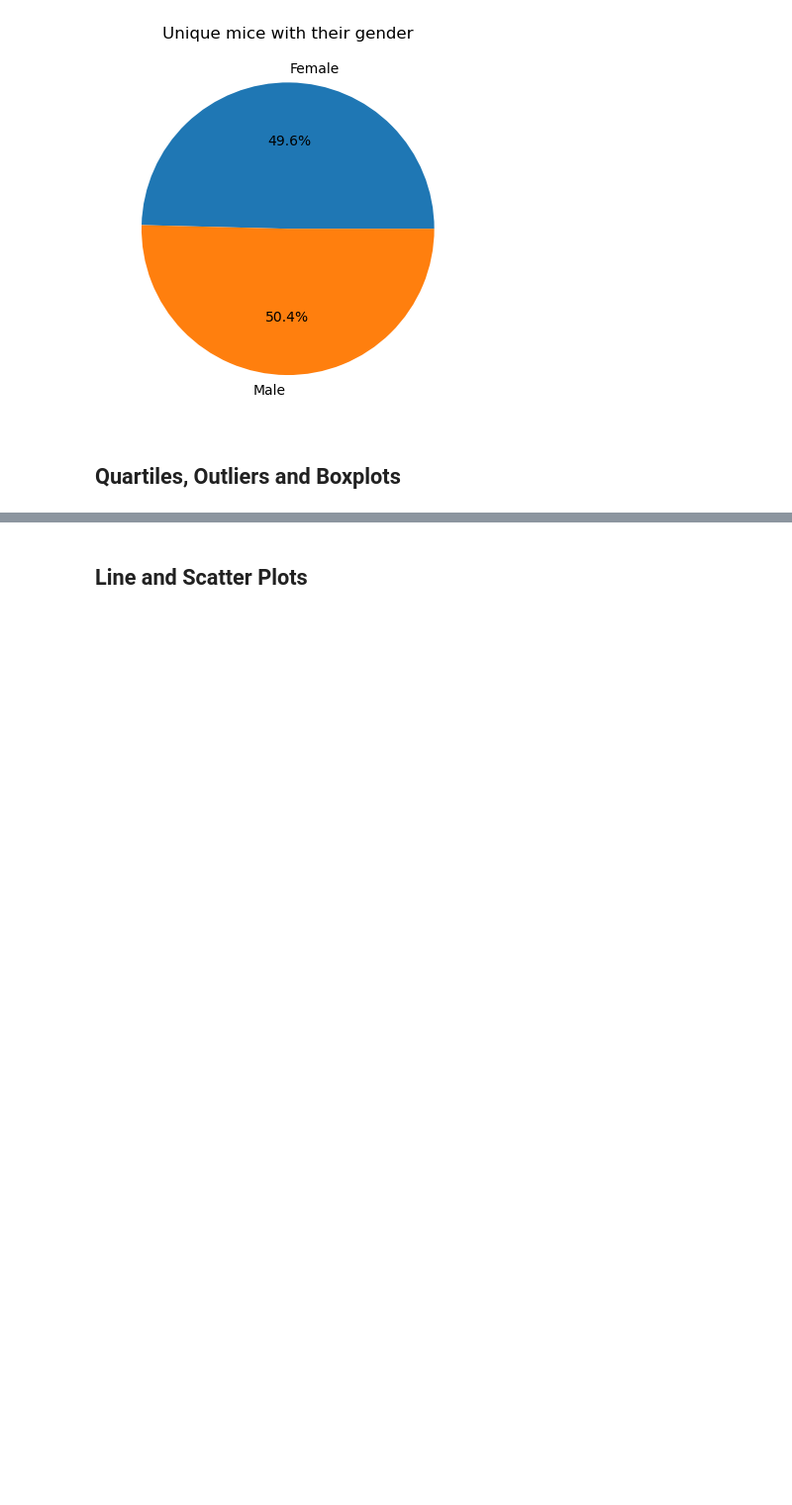
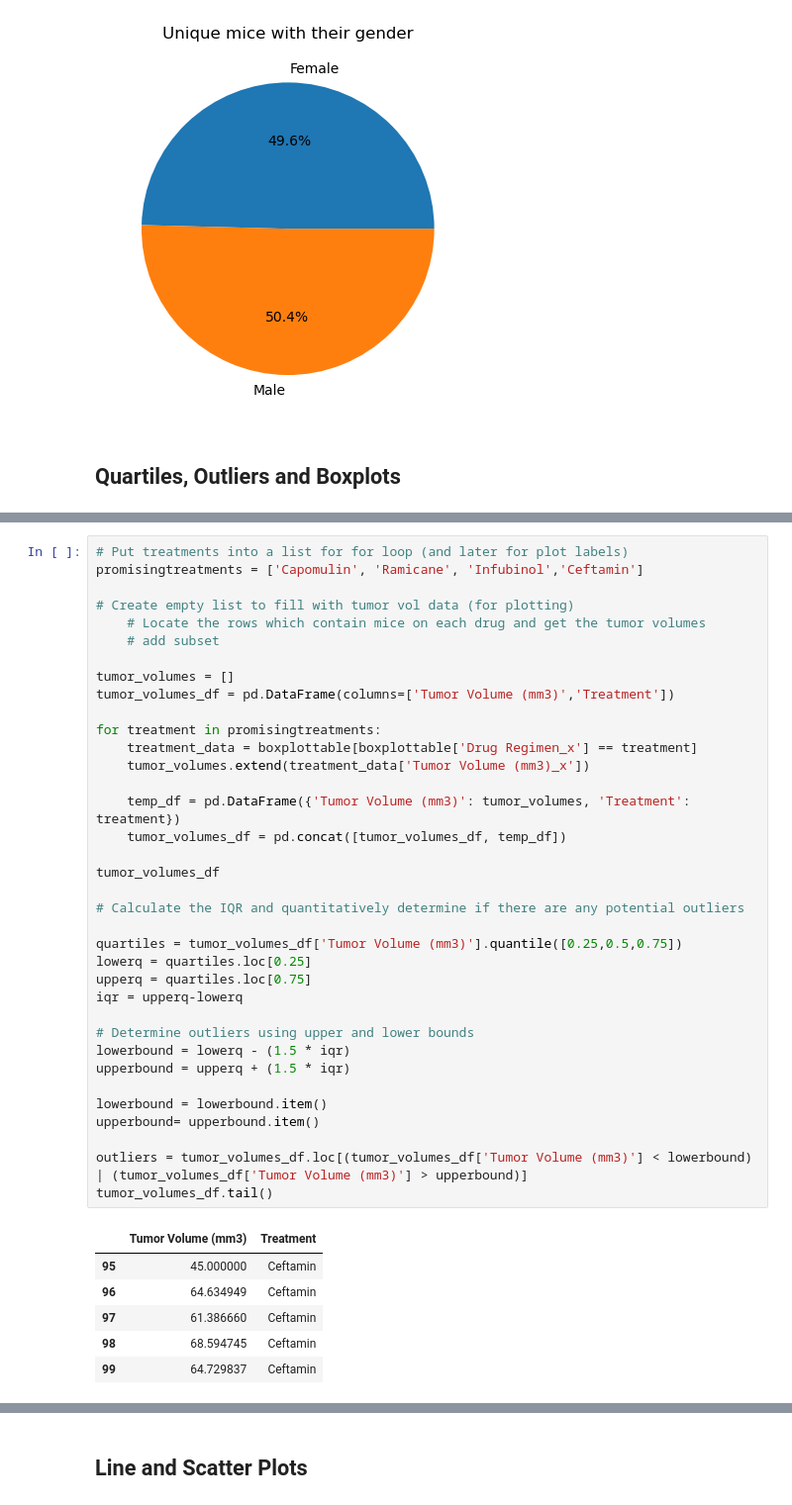
Before and after one commit to amydst/matplotlib-challenge, a Jupyter notebook: pymaceuticals_starter.ipynb, the cells around one changed output, grey strips where cells are left out. Shown: that part at 99% size. Cells and saved outputs as stored; diff of their text form; blank space fills up the shorter version.

```diff
--- a/pymaceuticals_starter.ipynb
+++ b/pymaceuticals_starter.ipynb
@@ -240,2 +225,45 @@ AttributeError: 'list' object has no attribute 'quantile'
+# %%
+# Put treatments into a list for for loop (and later for plot labels)
+promisingtreatments = ['Capomulin', 'Ramicane', 'Infubinol','Ceftamin']
+
+# Create empty list to fill with tumor vol data (for plotting)
+    # Locate the rows which contain mice on each drug and get the tumor volumes
+    # add subset
+
+tumor_volumes = []
+tumor_volumes_df = pd.DataFrame(columns=['Tumor Volume (mm3)','Treatment'])
+
+for treatment in promisingtreatments:
+    treatment_data = boxplottable[boxplottable['Drug Regimen_x'] == treatment]
+    tumor_volumes.extend(treatment_data['Tumor Volume (mm3)_x'])
+
+    temp_df = pd.DataFrame({'Tumor Volume (mm3)': tumor_volumes, 'Treatment': treatment})
+    tumor_volumes_df = pd.concat([tumor_volumes_df, temp_df])
+
+tumor_volumes_df
+
+# Calculate the IQR and quantitatively determine if there are any potential outliers
+
+quartiles = tumor_volumes_df['Tumor Volume (mm3)'].quantile([0.25,0.5,0.75])
+lowerq = quartiles.loc[0.25]
+upperq = quartiles.loc[0.75]
+iqr = upperq-lowerq
+
+# Determine outliers using upper and lower bounds
+lowerbound = lowerq - (1.5 * iqr)
+upperbound = upperq + (1.5 * iqr)
+
+lowerbound = lowerbound.item()
+upperbound= upperbound.item()
+
+outliers = tumor_volumes_df.loc[(tumor_volumes_df['Tumor Volume (mm3)'] < lowerbound) | (tumor_volumes_df['Tumor Volume (mm3)'] > upperbound)]
+tumor_volumes_df.tail()
+# %% [output]
+|  | Tumor Volume (mm3) | Treatment |
+| 95 | 45.000000 | Ceftamin |
+| 96 | 64.634949 | Ceftamin |
+| 97 | 61.386660 | Ceftamin |
+| 98 | 68.594745 | Ceftamin |
+| 99 | 64.729837 | Ceftamin |
 # %%
 # Generate a box plot that shows the distribution of the tumor volume for each treatment group.
```
Also changed, not shown: parts of 8 cells of this notebook.
